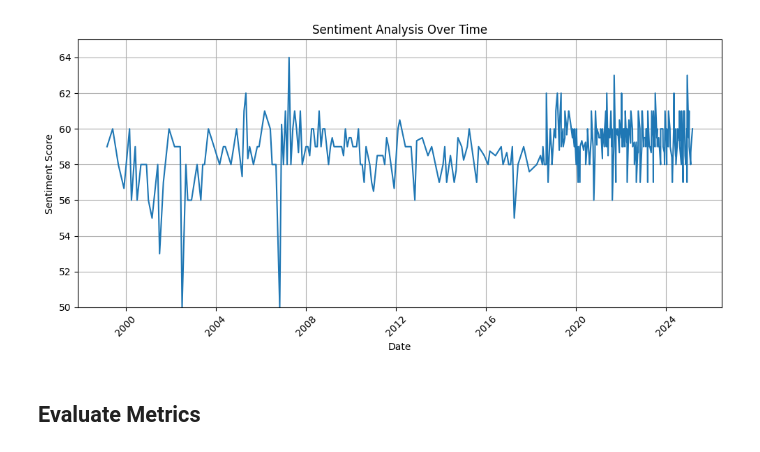
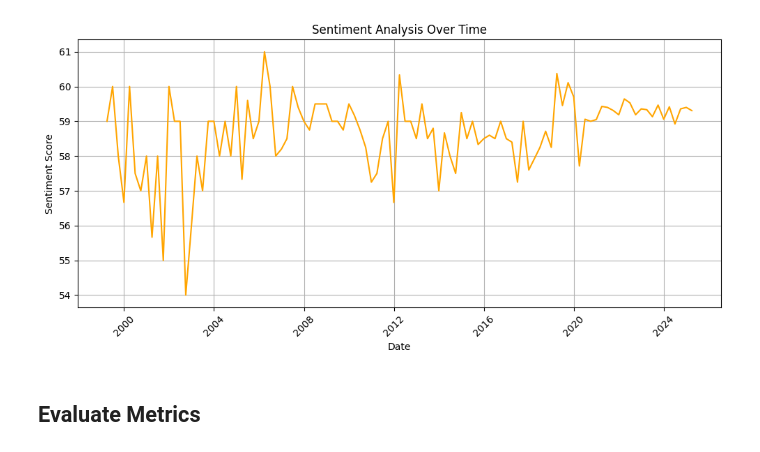
Before and after one commit to ianaraujo/bert-finance-sentiment, a Jupyter notebook: notebooks/sentiment_analysis.ipynb, the cells around one changed output. Drawn from its saved outputs; the diff is of its cells as text; code cells hidden in the pictures.

Commit message:
Sentiment analysis

```diff
--- a/notebooks/sentiment_analysis.ipynb
+++ b/notebooks/sentiment_analysis.ipynb
@@ -33,0 +23,9 @@ grouped_data = grouped_data.sort_index()
+# %%
+data['date'] = pd.to_datetime(data['date'], format='%Y-%m-%d')
+data['trimester'] = data['date'].dt.to_period('Q')
+
+avg_sentiment = data.groupby('trimester', as_index=False)[['sentiment', 'sentiment_benchmark']].mean()
+avg_sentiment['trimester_start'] = avg_sentiment['trimester'].dt.start_time
+avg_sentiment['trimester_end'] = avg_sentiment['trimester'].dt.end_time.dt.date
+
+avg_sentiment
@@ -34,17 +51,18 @@ grouped_data = grouped_data.sort_index()
 # %%
 plt.figure(figsize=(10, 5))
-plt.plot(grouped_data.index, grouped_data)
+# plt.plot(avg_sentiment['trimester_end'], avg_sentiment['sentiment_benchmark'], label='Benchmark', color='blue')
+plt.plot(avg_sentiment['trimester_end'], avg_sentiment['sentiment'], label='Sentiment', color='orange')
 plt.xlabel("Date")
 plt.ylabel("Sentiment Score")
 plt.title("Sentiment Analysis Over Time")
 plt.xticks(rotation=45)
 # plt.yticks(range(0, 101, 25))
-plt.ylim(50, 65)
+# plt.ylim(52, 62)
 plt.grid(True)
 plt.tight_layout()
 plt.show()
 # %% [output]
-[figure, old version]
+[figure, new version]
 # %% [markdown]
 ## Evaluate Metrics
 # %%
```
Also changed, not shown: parts of 4 cells of this notebook.
